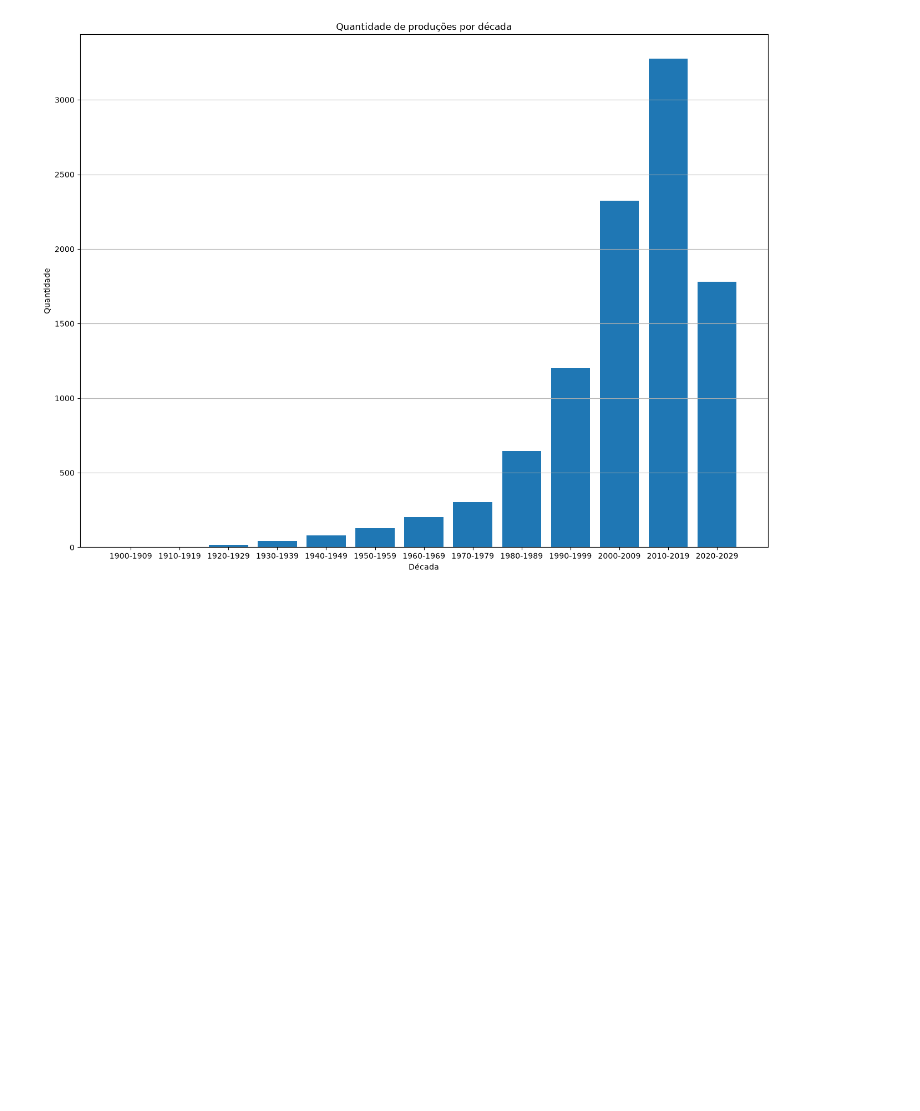
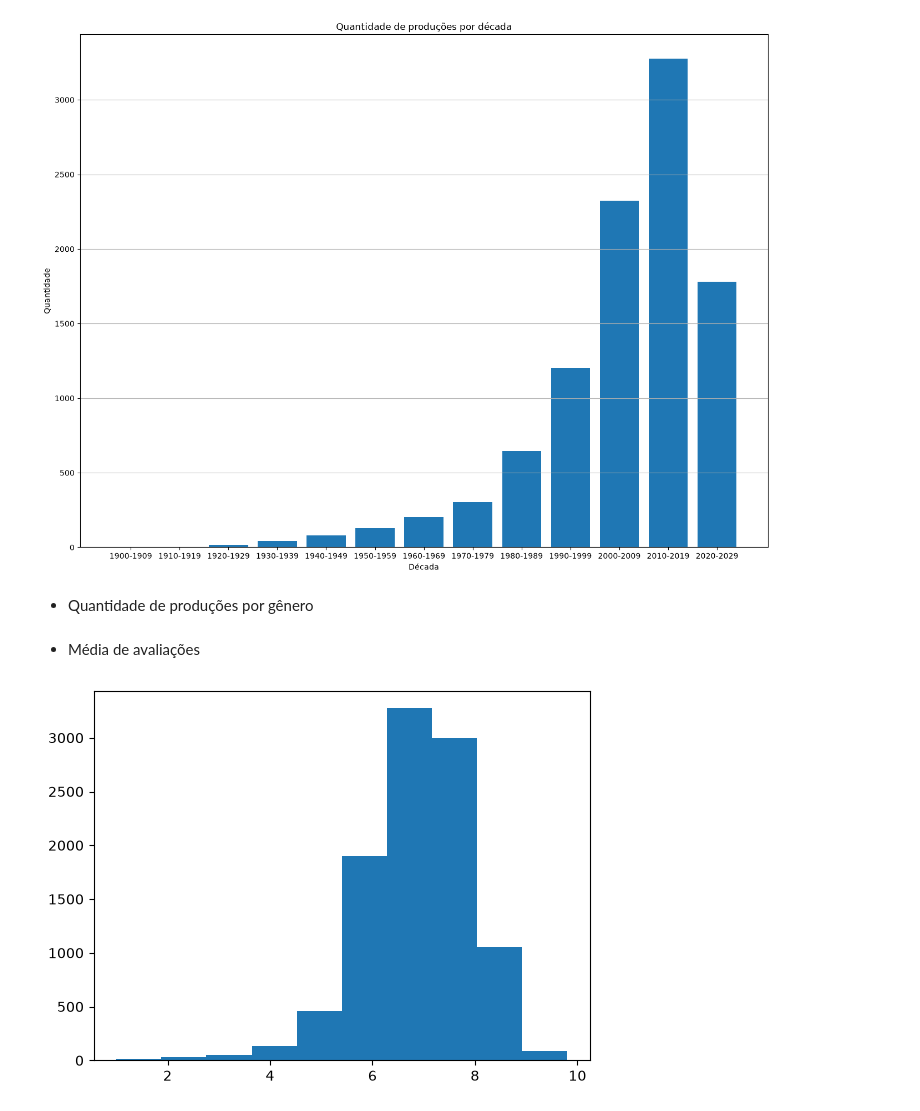
Before and after one commit to Lana230/analise_filmes_series, a Jupyter notebook: main.ipynb, the cells around one changed output. Cells and saved outputs as stored; diff of their text form; code cells hidden in the pictures; blank space fills up the shorter version.

Commit message:
Implementado os gráficos de histograma e linhas

```diff
--- a/main.ipynb
+++ b/main.ipynb
@@ -245,3 +245,5 @@ Decada_rotulo
 2020-2029    1780
 Name: count, dtype: int64
 [figure]
+# %% [markdown]
+- Quantidade de produções por gênero
@@ -247,0 +252,7 @@ Name: count, dtype: int64
+# %% [markdown]
+- Média de avaliações
+# %%
+plt.hist(df_renomeado["Media_Avaliacao"])
+plt.show()
+# %% [output]
+[figure, added]
```
Also changed, not shown: parts of 7 cells of this notebook.
